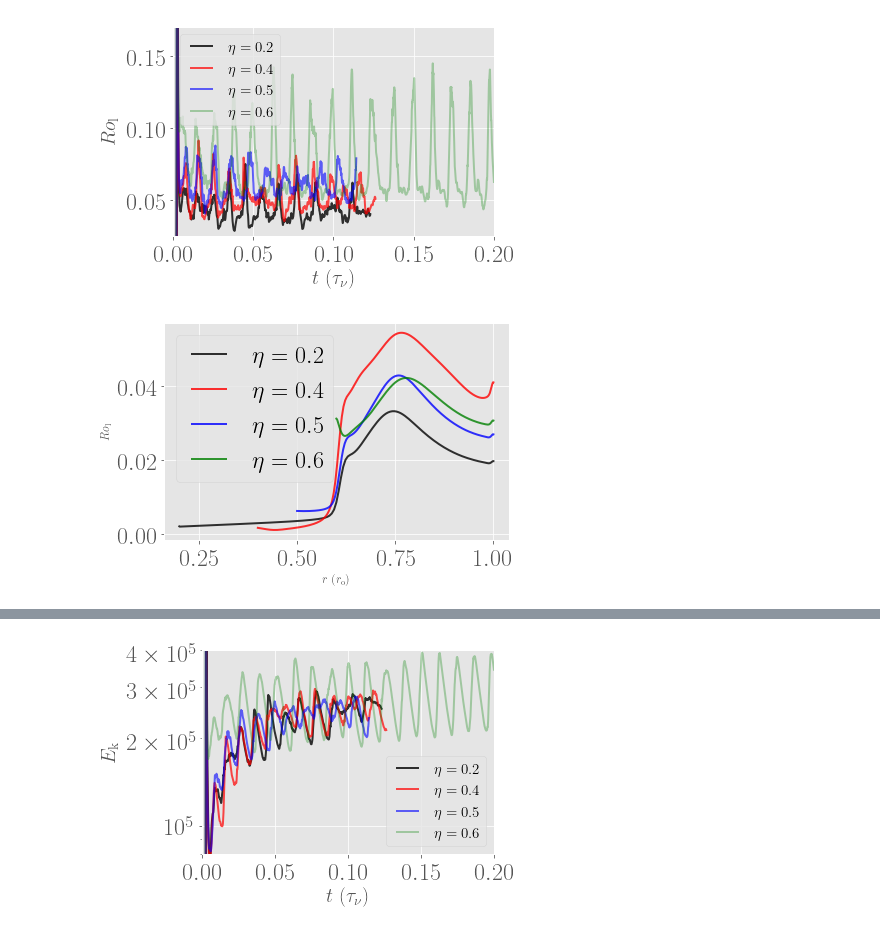
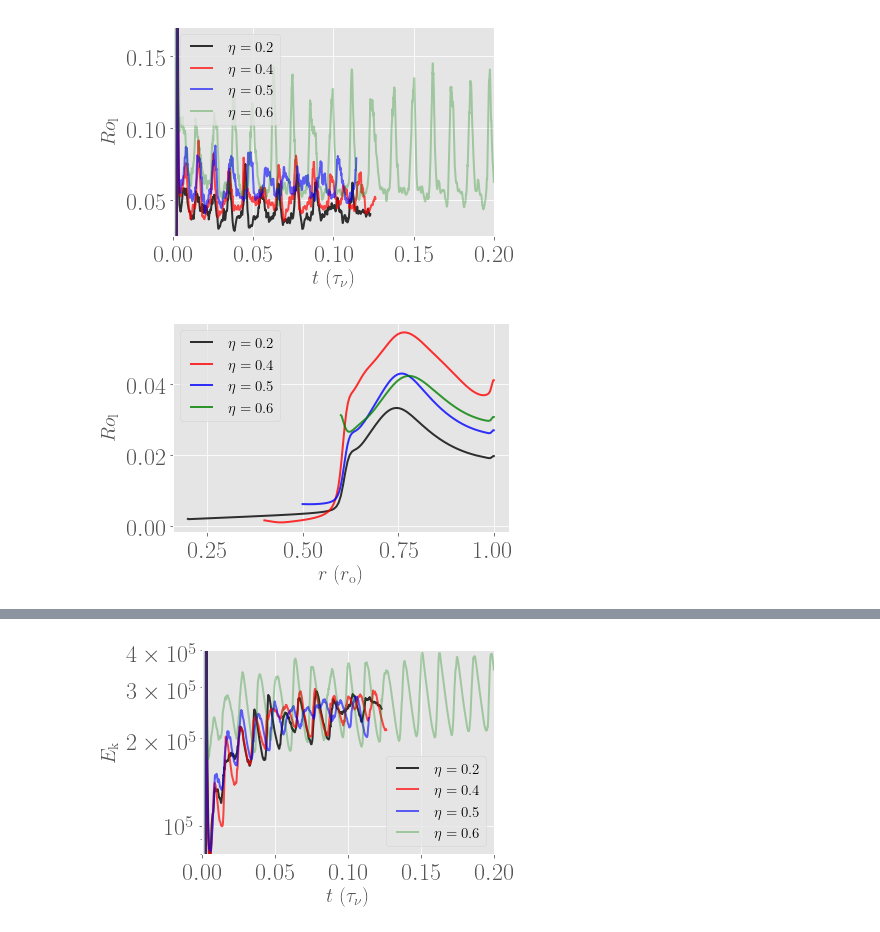
Before and after one commit to bzaire/Report_Sims, a Jupyter notebook: notebook0.ipynb, the cells around one changed output, grey strips where cells are left out. Cells and saved outputs as stored; diff of their text form; code cells hidden in the pictures.

```diff
--- a/notebook0.ipynb
+++ b/notebook0.ipynb
@@ -72,14 +72,14 @@ rad4 = MagicRadial(field='parR', iplot=False)
 # %%
 ### RESCALING Ro TO MATCH WITH THE DEFINITION IN GASTINE ET AL. 2012
 scale=0.4 # size of the convective zone
 plt.plot(rad1.radius, rad1.rol/scale, 'k', label=r'$\eta=0.2$', alpha=0.8)
 plt.plot(rad2.radius, rad2.rol/scale, 'r', label=r'$\eta=0.4$', alpha=0.8)
 plt.plot(rad3.radius, rad3.rol/scale, 'b', label=r'$\eta=0.5$', alpha=0.8)
 plt.plot(rad4.radius, rad4.rol/scale, 'g', label=r'$\eta=0.6$', alpha=0.8)
-plt.ylabel(r'$Ro_\mathrm{l}$')
-plt.xlabel(r'$r \; (r_\mathrm{o})$')
-plt.legend()
+plt.ylabel(r'$Ro_\mathrm{l}$', fontsize=20)
+plt.xlabel(r'$r \; (r_\mathrm{o})$', fontsize=20)
+plt.legend(fontsize=15)
 plt.tight_layout()
 plt.show()
 # %% [output]
-[figure, old version]
+[figure, new version]
```
Also changed, not shown: parts of 1 cell of this notebook, 2 other files.
